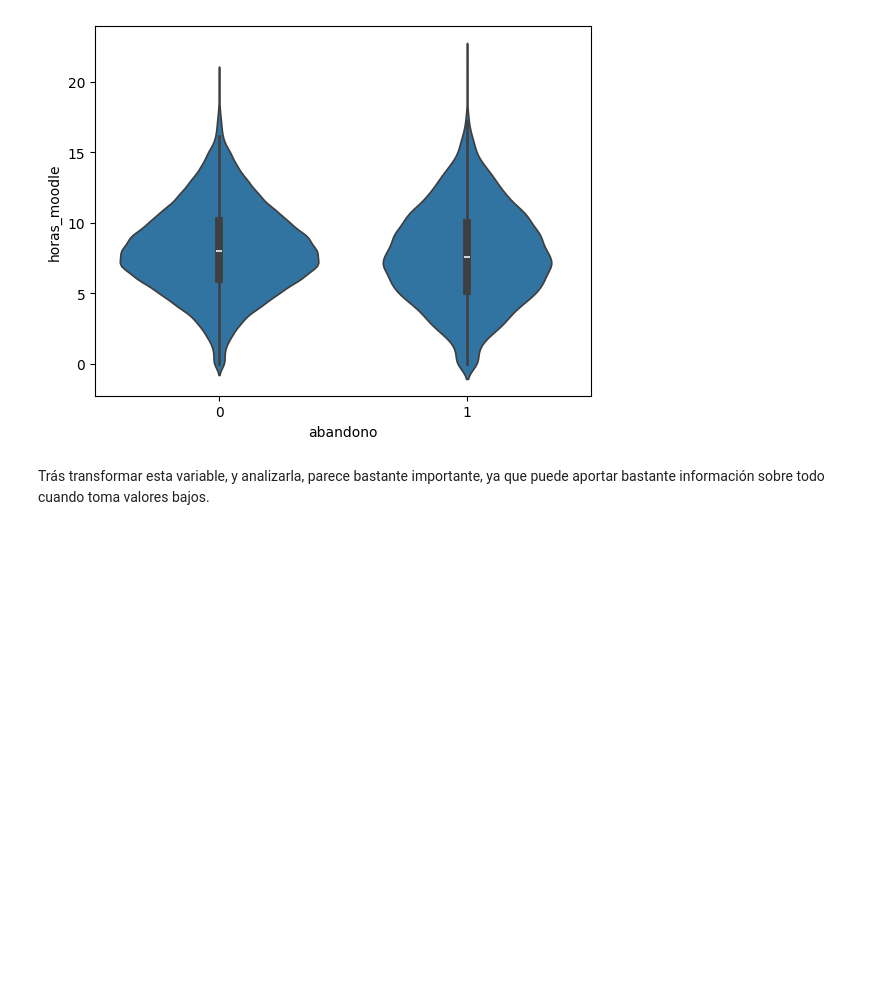
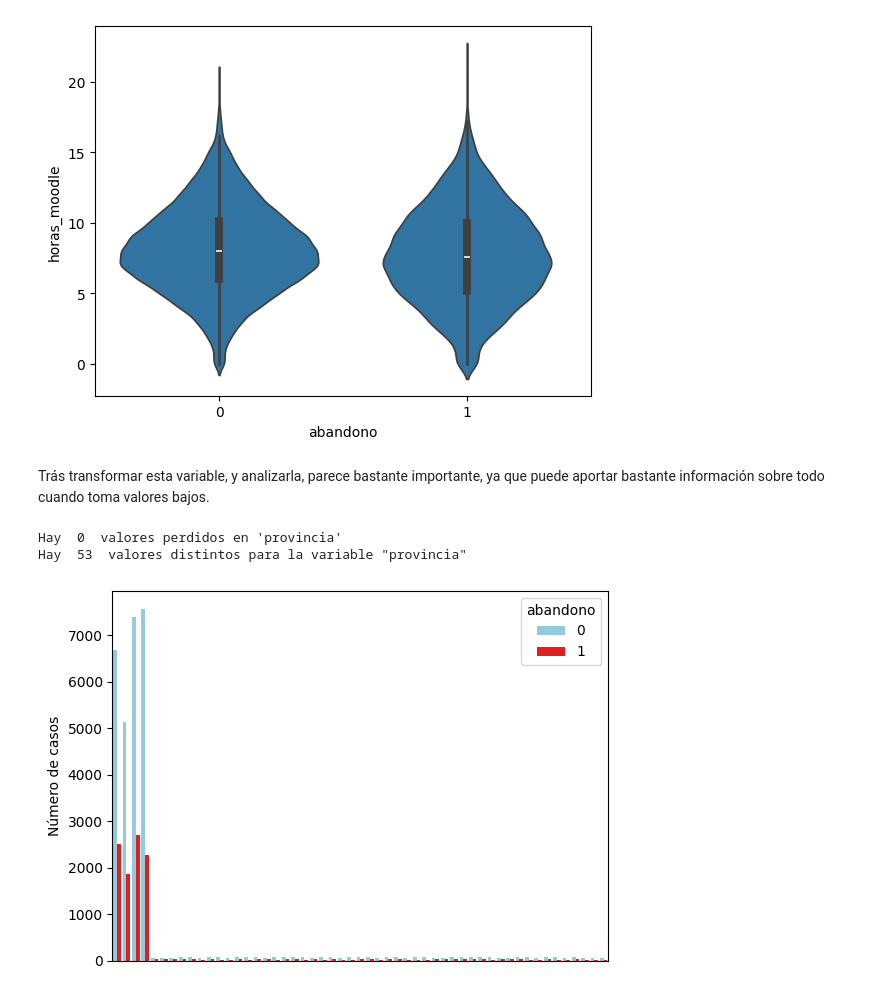
Before and after one commit to Marcos-Wth/Practica_1_Mineria_de_Datos, a Jupyter notebook: Práctica 1 - Análisis, procesamiento y validación .ipynb, the cells around one changed output. Drawn from its saved outputs; the diff is of its cells as text; code cells hidden in the pictures; blank space fills up the shorter version.

```diff
--- a/Práctica 1 - Análisis, procesamiento y validación .ipynb
+++ b/Práctica 1 - Análisis, procesamiento y validación .ipynb
@@ -638,4 +656,28 @@ Name: horas_moodle, Length: 40545, dtype: float64
 # %% [markdown]
 Trás transformar esta variable, y analizarla, parece bastante importante, ya que puede aportar bastante información sobre todo cuando toma valores bajos.
 # %%
-#
+# variable provincia
+perdidos = df_train['provincia'].isna().sum()
+print("Hay ",perdidos, " valores perdidos en 'provincia'")
+
+x = df_train['provincia'].nunique()
+print('Hay ',x,' valores distintos para la variable "provincia"')
+
+sns.countplot(data=df_train, x='provincia', hue='abandono', palette=['skyblue', 'red'])
+plt.ylabel('Número de casos')
+plt.xticks([])
+plt.xlabel('')
+plt.show()
+
+# Voy a transformar esta variable, de tal manera que todas las clases minoritaris (las que no son Albacete, Cuenca, Tolefo y Ciudad Real) esten agrupadas en un valor, 'Otro'.
+def limpiar_provincia(provincia: str) -> str:
+    provincias_principales = {'Albacete', 'Cuenca', 'Ciudad Real', 'Toledo'}
+
+    if provincia in provincias_principales:
+        return provincia
+    else:
+        return 'Otro'
+# %% [output]
+Hay  0  valores perdidos en 'provincia'
+Hay  53  valores distintos para la variable "provincia"
+[figure, added]
```
Also changed, not shown: parts of 18 cells of this notebook, 1 other file.
